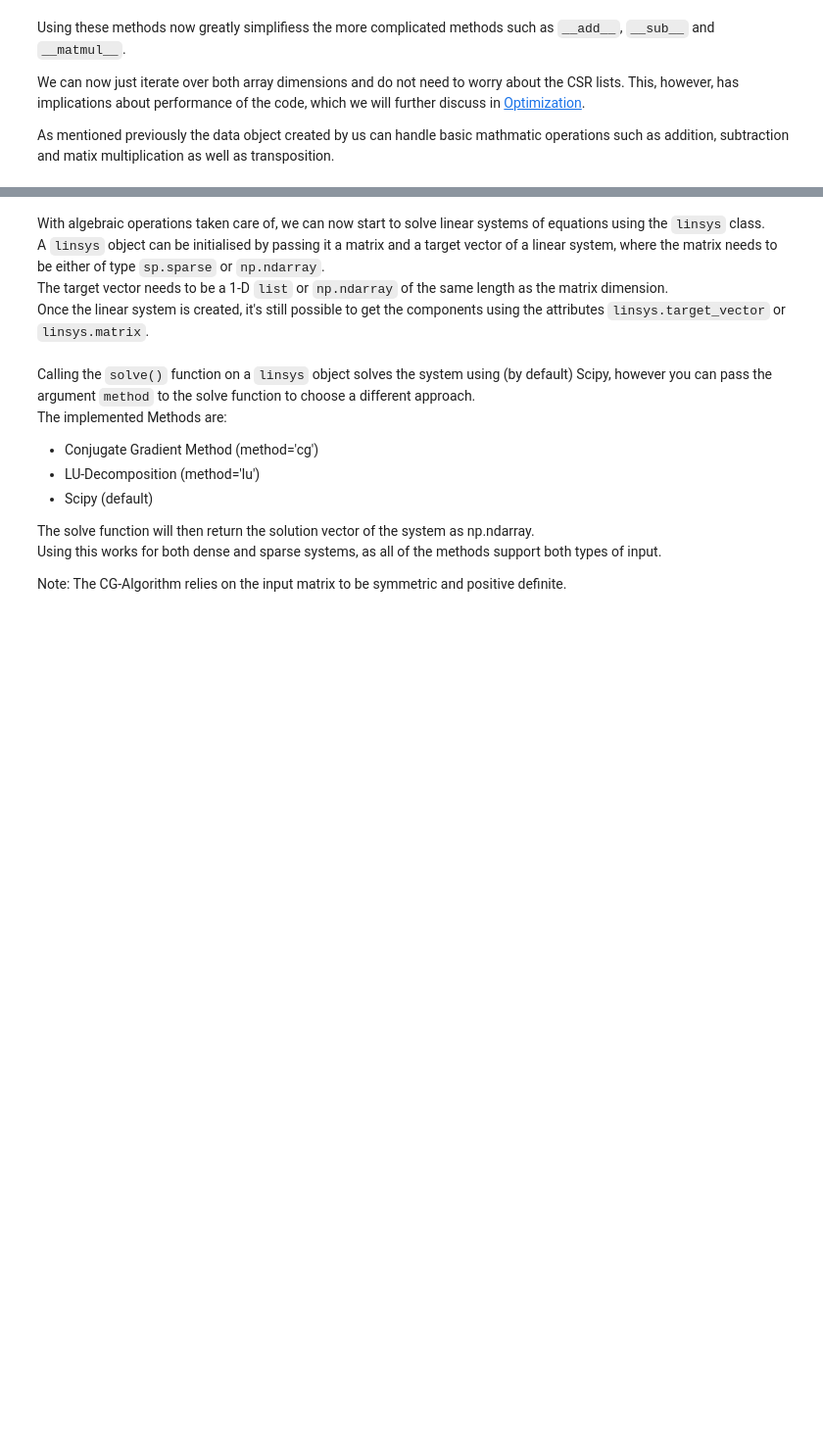
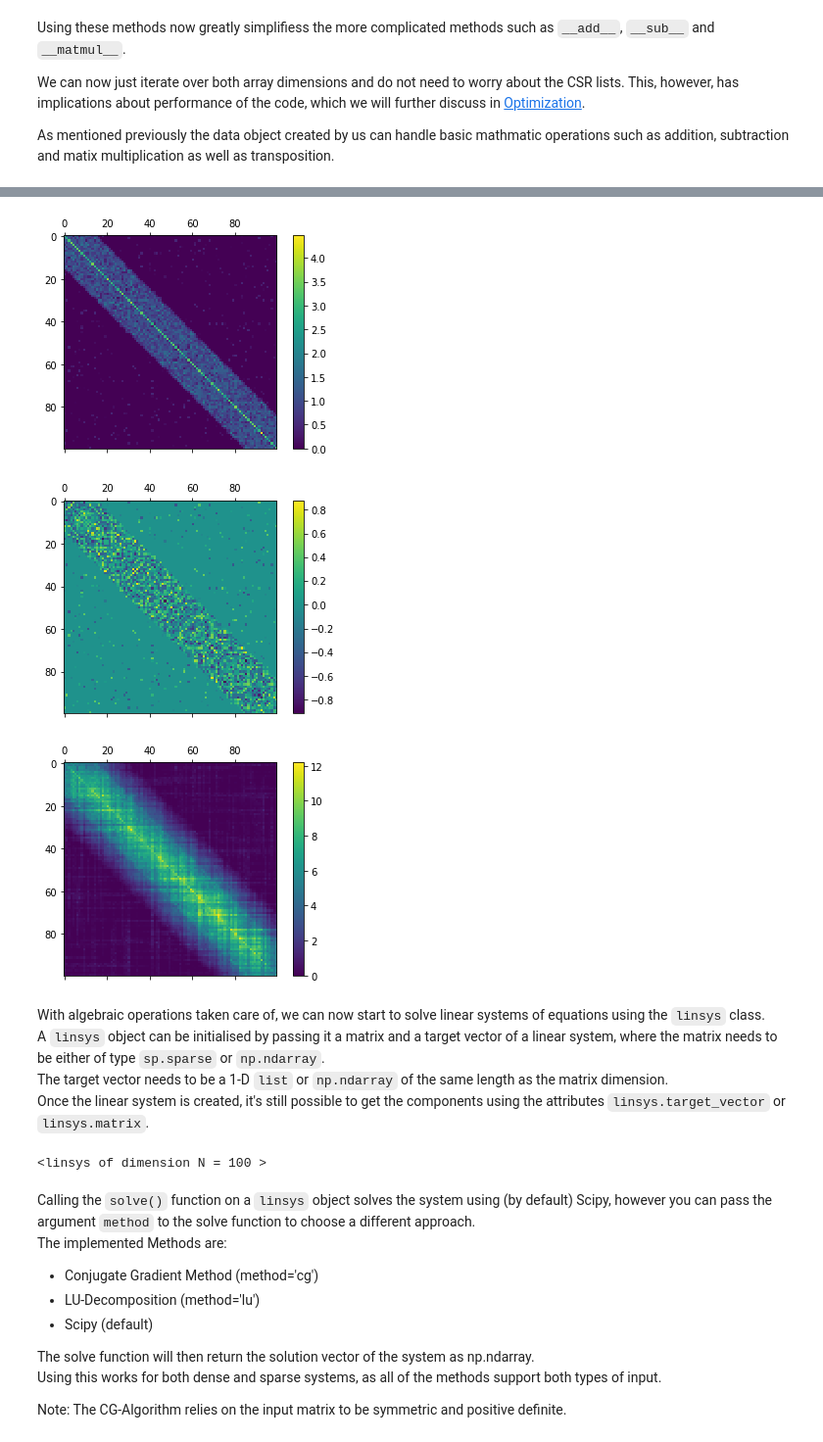
Before and after one commit to SimonGLM/sparce-matrices, a Jupyter notebook: presentation.ipynb, the cells around one changed output, grey strips where cells are left out. Shown at 98% size. Cells and saved outputs as stored; diff of their text form; code cells hidden in the pictures; blank space fills up the shorter version.

```diff
--- a/presentation.ipynb
+++ b/presentation.ipynb
@@ -100,6 +108,7 @@ As mentioned previously the data object created by us can handle basic mathmatic
 <!-- .py >> .ipynb -->
 # %%
 a = sp.sparse(sp.random_banded(100,15))
+sp.hide_DensityWarning=True
 b = sp.sparse(sp.random_banded(100,15))
 
 add = a + b
@@ -109,3 +118,4 @@ mul = a @ b
 add.show()
 sub.show()
 mul.show()
+# %% [output]
@@ -112,3 +124,6 @@ mul.show()
+[figure, added]
+[figure, added]
+[figure, added]
 # %% [markdown]
 With algebraic operations taken care of, we can now start to solve linear systems of equations using the `linsys` class. <br>
 A `linsys` object can be initialised by passing it a matrix and a target vector of a linear system, where the matrix needs to be either of type `sp.sparse` or `np.ndarray`.<br>
@@ -123,6 +138,8 @@ vec = np.random.random(100)
 
 sys = sp.linsys(mat, vec)
 print(sys)
+# %% [output]
+<linsys of dimension N = 100 >
 # %% [markdown]
 Calling the `solve()` function on a `linsys` object solves the system using (by default) Scipy, however you can pass the argument `method` to the solve function to choose a different approach.<br>
 The implemented Methods are:
```
Also changed, not shown: parts of 8 cells of this notebook, 1 other file.
